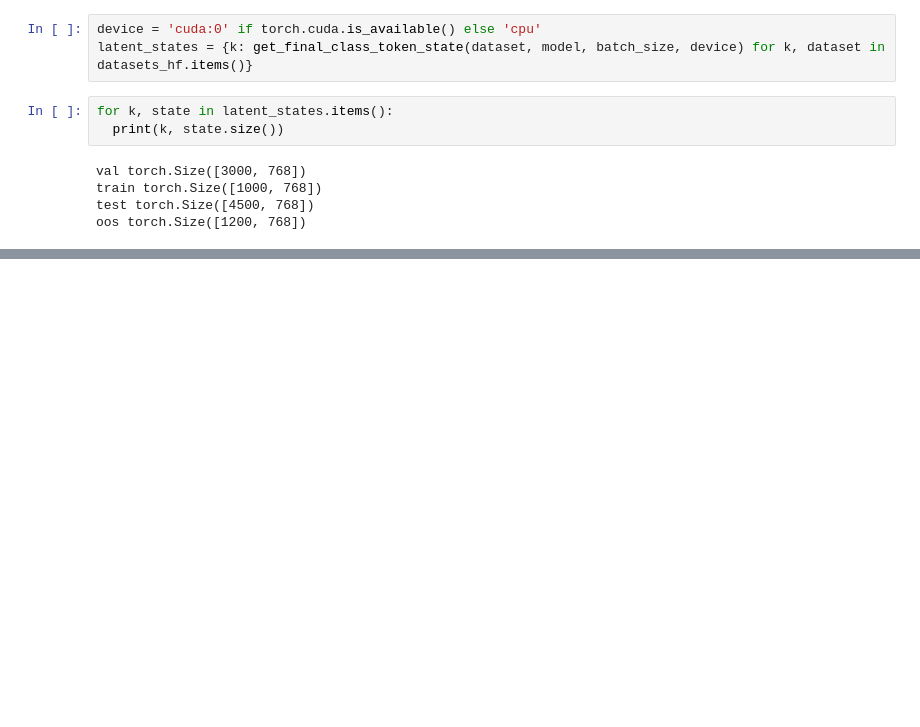
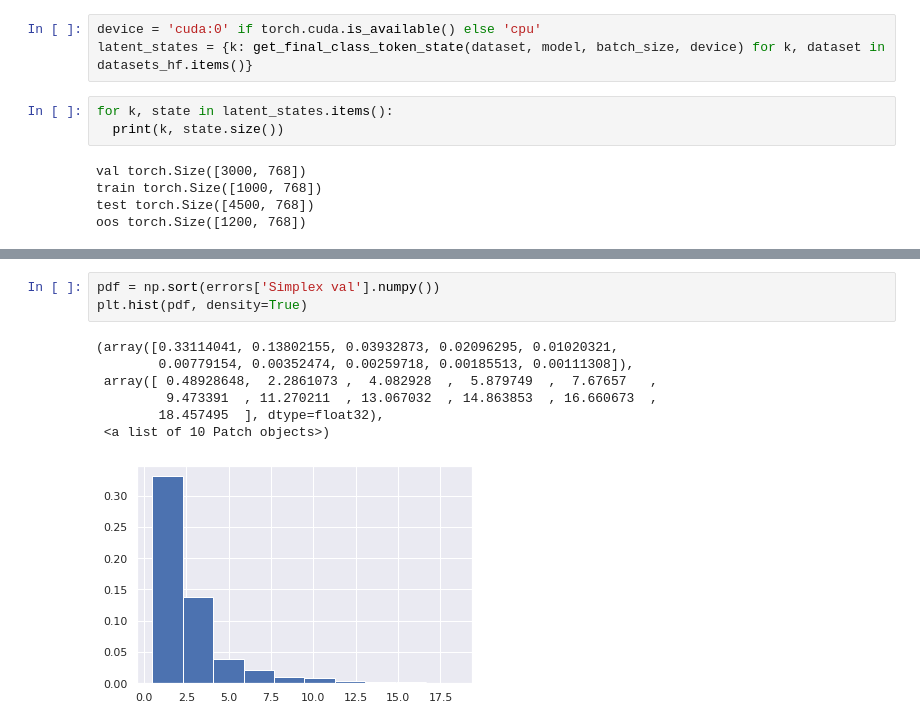
Before and after one commit to simonEllershaw/latent_variable_OOD, a Jupyter notebook: transformer_training.ipynb, the cells around one changed output, grey strips where cells are left out. Cells and saved outputs as stored; diff of their text form; blank space fills up the shorter version.

```diff
--- a/transformer_training.ipynb
+++ b/transformer_training.ipynb
@@ -443,0 +401,11 @@ torch.Size([3000])
+# %%
+pdf = np.sort(errors['Simplex val'].numpy())
+plt.hist(pdf, density=True)
+# %% [output]
+(array([0.33114041, 0.13802155, 0.03932873, 0.02096295, 0.01020321,
+        0.00779154, 0.00352474, 0.00259718, 0.00185513, 0.00111308]),
+ array([ 0.48928648,  2.2861073 ,  4.082928  ,  5.879749  ,  7.67657   ,
+         9.473391  , 11.270211  , 13.067032  , 14.863853  , 16.660673  ,
+        18.457495  ], dtype=float32),
+ <a list of 10 Patch objects>)
+[figure, added]
```
Also changed, not shown: parts of 32 cells of this notebook.
